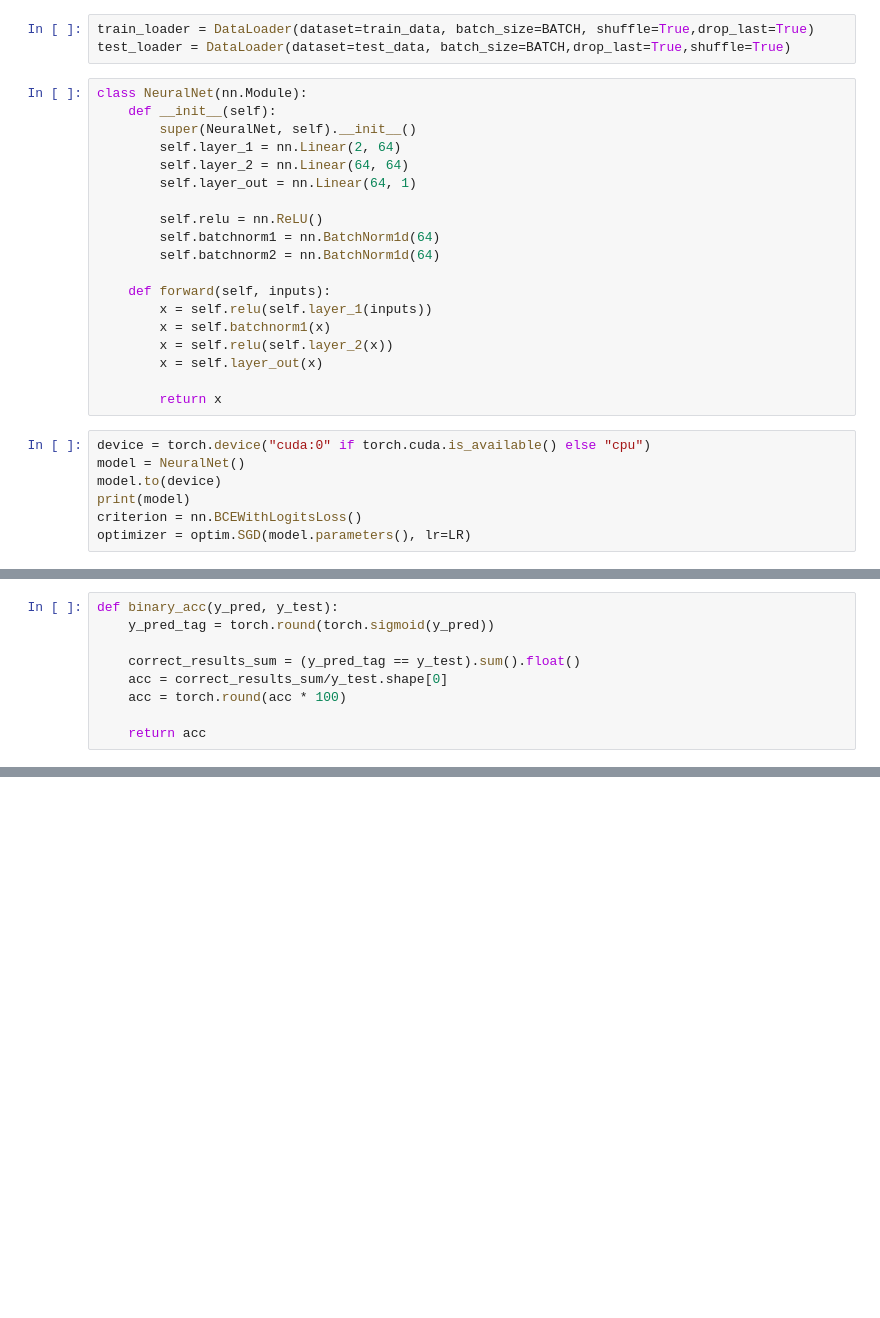
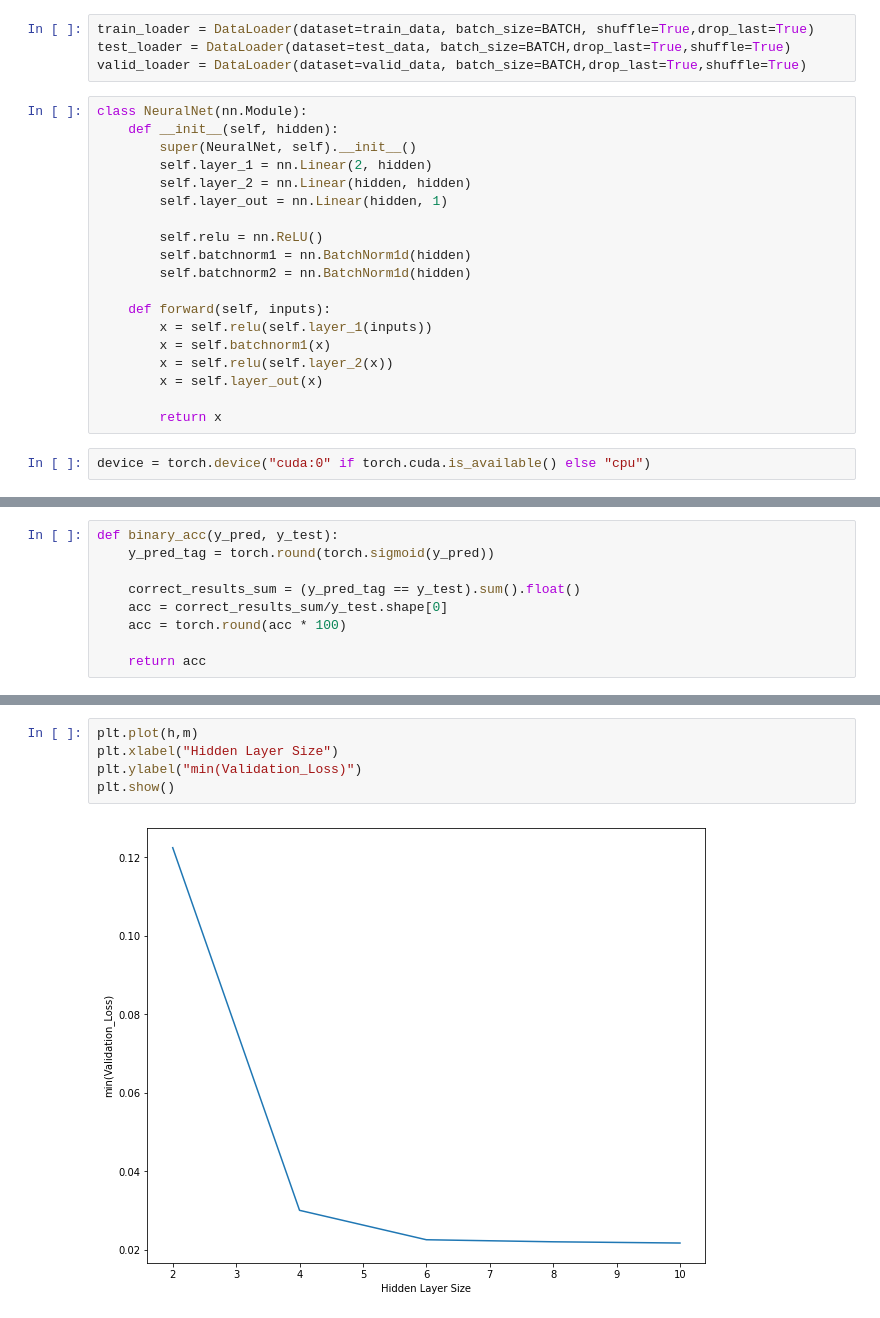
Before and after one commit to rohankalbag/programming-for-ds, a Jupyter notebook: Deep Learning/XOR.ipynb, the cells around one changed output, grey strips where cells are left out. Cells and saved outputs as stored; diff of their text form; blank space fills up the shorter version.

Commit message:
XOR with model

```diff
--- a/Deep Learning/XOR.ipynb
+++ b/Deep Learning/XOR.ipynb
@@ -72,17 +72,18 @@ valid_data = MyDatatype(torch.Tensor(X_valid), torch.Tensor(np.array(y_valid)))
 # %%
 train_loader = DataLoader(dataset=train_data, batch_size=BATCH, shuffle=True,drop_last=True)
 test_loader = DataLoader(dataset=test_data, batch_size=BATCH,drop_last=True,shuffle=True)
+valid_loader = DataLoader(dataset=valid_data, batch_size=BATCH,drop_last=True,shuffle=True)
 # %%
 class NeuralNet(nn.Module):
-    def __init__(self):
+    def __init__(self, hidden):
         super(NeuralNet, self).__init__()
-        self.layer_1 = nn.Linear(2, 64)
-        self.layer_2 = nn.Linear(64, 64)
-        self.layer_out = nn.Linear(64, 1)
+        self.layer_1 = nn.Linear(2, hidden)
+        self.layer_2 = nn.Linear(hidden, hidden)
+        self.layer_out = nn.Linear(hidden, 1)
 
         self.relu = nn.ReLU()
-        self.batchnorm1 = nn.BatchNorm1d(64)
-        self.batchnorm2 = nn.BatchNorm1d(64)
+        self.batchnorm1 = nn.BatchNorm1d(hidden)
+        self.batchnorm2 = nn.BatchNorm1d(hidden)
 
     def forward(self, inputs):
         x = self.relu(self.layer_1(inputs))
@@ -93,8 +94,3 @@ class NeuralNet(nn.Module):
         return x
 # %%
 device = torch.device("cuda:0" if torch.cuda.is_available() else "cpu")
-model = NeuralNet()
-model.to(device)
-print(model)
-criterion = nn.BCEWithLogitsLoss()
-optimizer = optim.SGD(model.parameters(), lr=LR)
@@ -118,0 +201,7 @@ def binary_acc(y_pred, y_test):
+# %%
+plt.plot(h,m)
+plt.xlabel("Hidden Layer Size")
+plt.ylabel("min(Validation_Loss)")
+plt.show()
+# %% [output]
+[figure, added]
```
Also changed, not shown: parts of 9 cells of this notebook.
